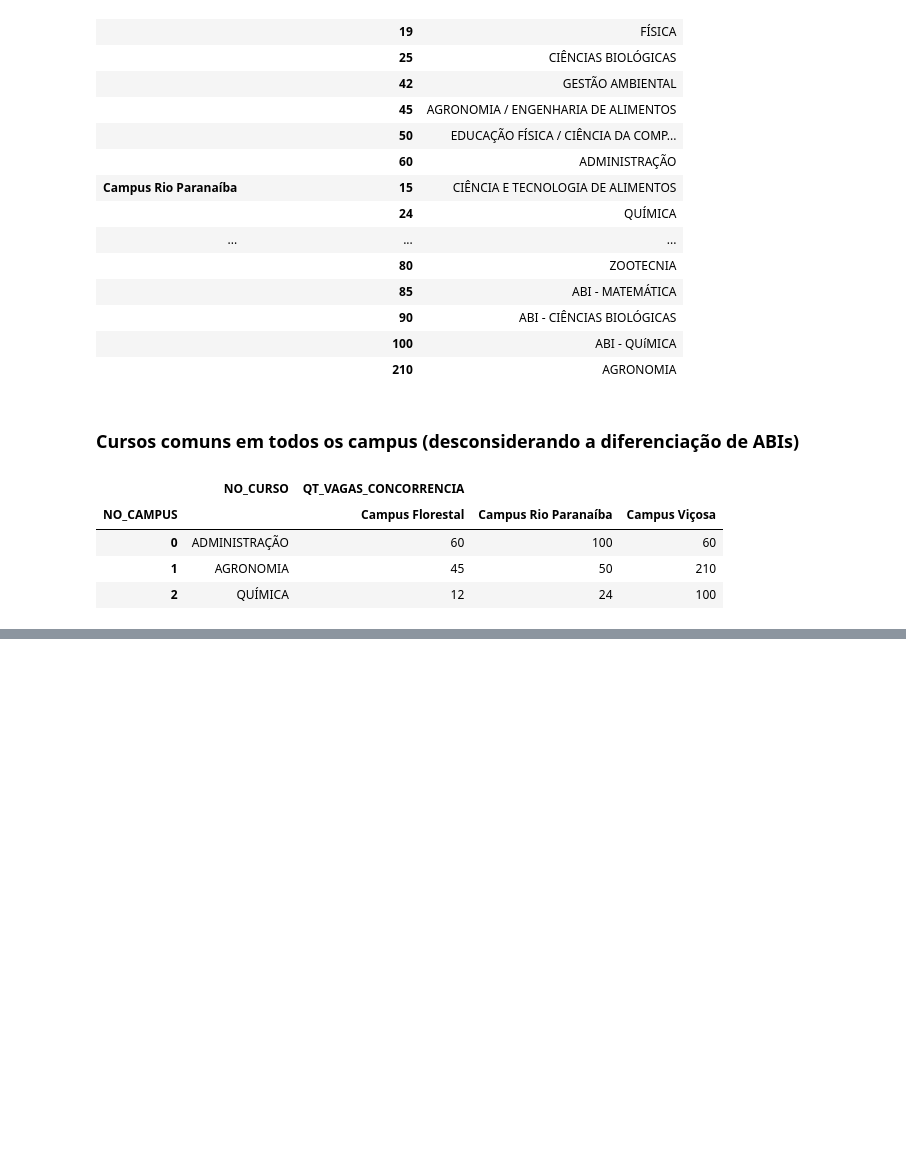
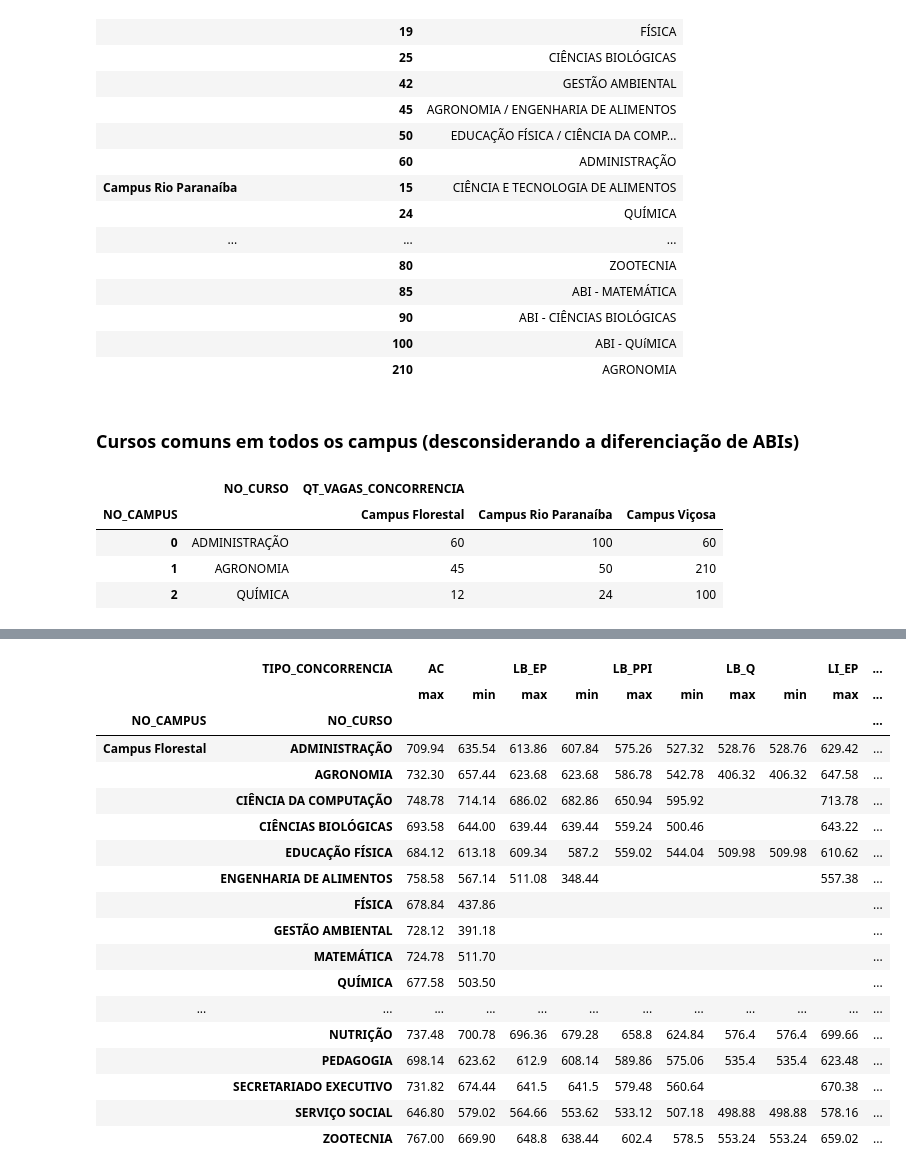
Before and after one commit to nfmmendes/sisu-2025-ufv, a Jupyter notebook: SISU_UFV_2025.ipynb, the cells around one changed output, grey strips where cells are left out. Drawn from its saved outputs; the diff is of its cells as text; code cells hidden in the pictures; blank space fills up the shorter version.

```diff
--- a/SISU_UFV_2025.ipynb
+++ b/SISU_UFV_2025.ipynb
@@ -92,0 +137,23 @@ display(df[['NO_CAMPUS', 'NO_CURSO', 'QT_VAGAS_CONCORRENCIA']].assign(NO_CURSO =
+# %%
+display(df[['NO_CAMPUS', 'TIPO_CONCORRENCIA', 'NO_CURSO', 'NU_NOTA_CANDIDATO']].groupby(['NO_CAMPUS', 'NO_CURSO', 'TIPO_CONCORRENCIA'])\
+        .agg(['max', 'min']).droplevel(level = 0, axis = 1).stack().unstack(level=[2,3]).fillna(' '))
+# %% [output]
+|  | TIPO_CONCORRENCIA | AC |  | LB_EP |  | LB_PPI |  | LB_Q |  | LI_EP | ... |
+|  |  | max | min | max | min | max | min | max | min | max | ... |
+| NO_CAMPUS | NO_CURSO |  |  |  |  |  |  |  |  |  | ... |
+| Campus Florestal | ADMINISTRAÇÃO | 709.94 | 635.54 | 613.86 | 607.84 | 575.26 | 527.32 | 528.76 | 528.76 | 629.42 | ... |
+|  | AGRONOMIA | 732.30 | 657.44 | 623.68 | 623.68 | 586.78 | 542.78 | 406.32 | 406.32 | 647.58 | ... |
+|  | CIÊNCIA DA COMPUTAÇÃO | 748.78 | 714.14 | 686.02 | 682.86 | 650.94 | 595.92 |  |  | 713.78 | ... |
+|  | CIÊNCIAS BIOLÓGICAS | 693.58 | 644.00 | 639.44 | 639.44 | 559.24 | 500.46 |  |  | 643.22 | ... |
+|  | EDUCAÇÃO FÍSICA | 684.12 | 613.18 | 609.34 | 587.2 | 559.02 | 544.04 | 509.98 | 509.98 | 610.62 | ... |
+|  | ENGENHARIA DE ALIMENTOS | 758.58 | 567.14 | 511.08 | 348.44 |  |  |  |  | 557.38 | ... |
+|  | FÍSICA | 678.84 | 437.86 |  |  |  |  |  |  |  | ... |
+|  | GESTÃO AMBIENTAL | 728.12 | 391.18 |  |  |  |  |  |  |  | ... |
+|  | MATEMÁTICA | 724.78 | 511.70 |  |  |  |  |  |  |  | ... |
+|  | QUÍMICA | 677.58 | 503.50 |  |  |  |  |  |  |  | ... |
+| ... | ... | ... | ... | ... | ... | ... | ... | ... | ... | ... | ... |
+|  | NUTRIÇÃO | 737.48 | 700.78 | 696.36 | 679.28 | 658.8 | 624.84 | 576.4 | 576.4 | 699.66 | ... |
+|  | PEDAGOGIA | 698.14 | 623.62 | 612.9 | 608.14 | 589.86 | 575.06 | 535.4 | 535.4 | 623.48 | ... |
+|  | SECRETARIADO EXECUTIVO | 731.82 | 674.44 | 641.5 | 641.5 | 579.48 | 560.64 |  |  | 670.38 | ... |
+|  | SERVIÇO SOCIAL | 646.80 | 579.02 | 564.66 | 553.62 | 533.12 | 507.18 | 498.88 | 498.88 | 578.16 | ... |
+|  | ZOOTECNIA | 767.00 | 669.90 | 648.8 | 638.44 | 602.4 | 578.5 | 553.24 | 553.24 | 659.02 | ... |
```
Also changed, not shown: parts of 6 cells of this notebook.
